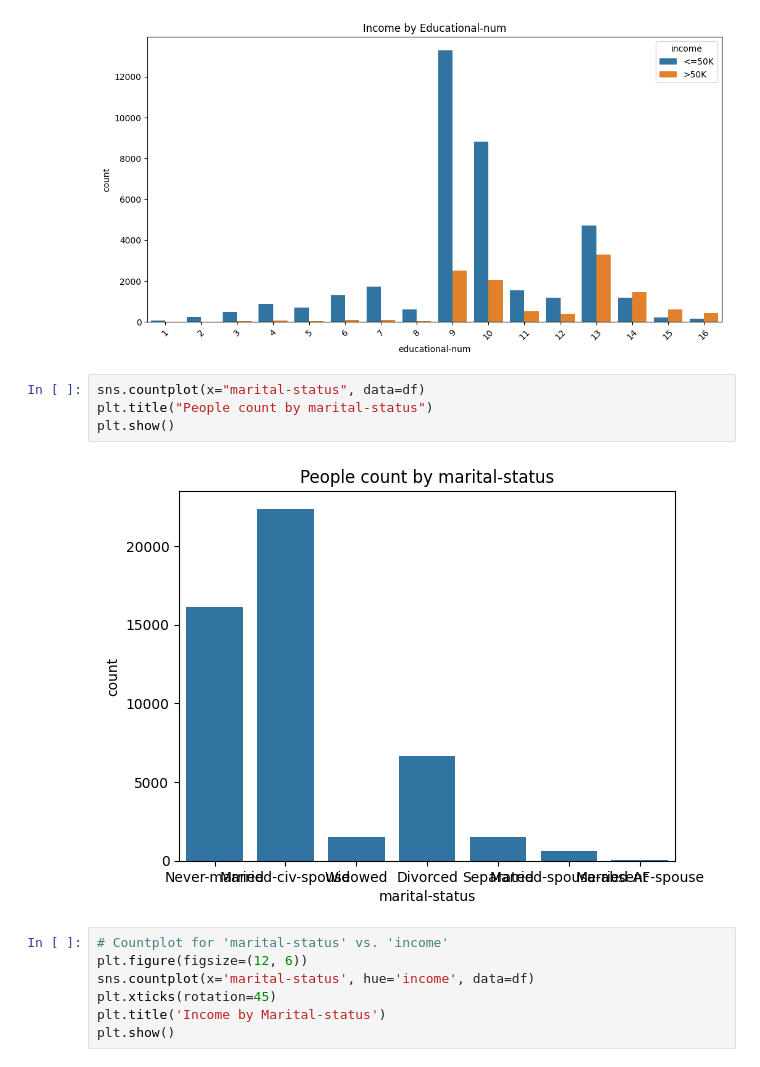
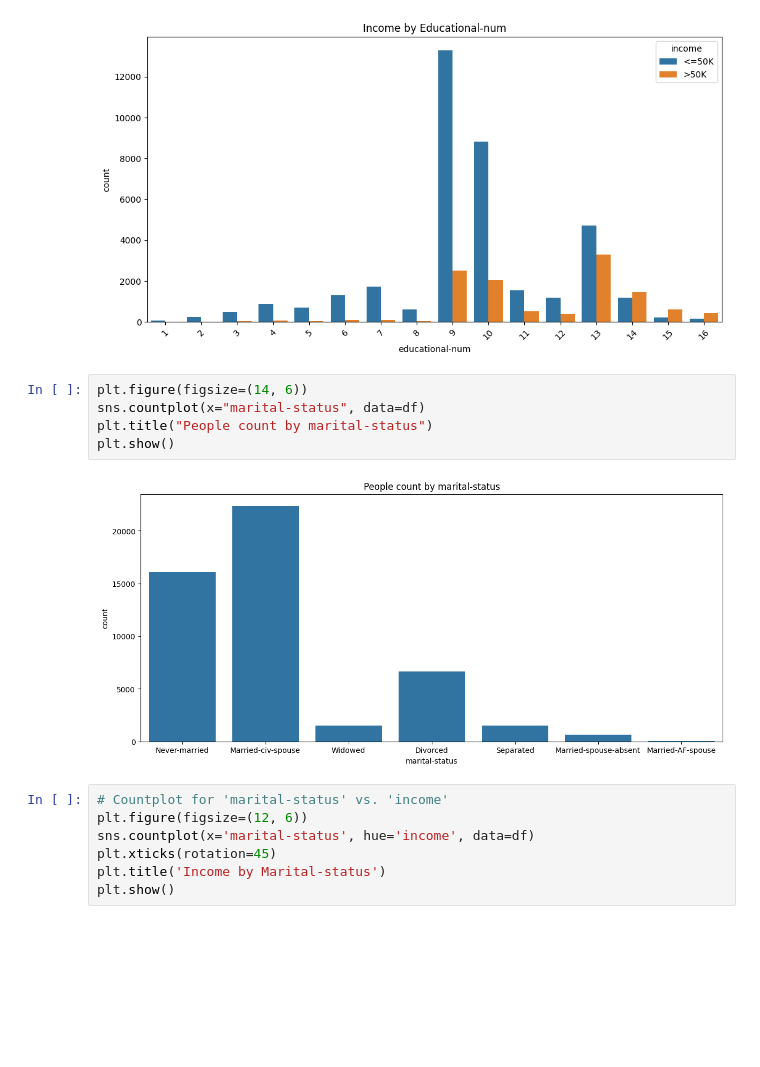
Before and after one commit to paez49/Adult-income, a Jupyter notebook: main.ipynb, the cells around one changed output. Cells and saved outputs as stored; diff of their text form; blank space fills up the shorter version.

```diff
--- a/main.ipynb
+++ b/main.ipynb
@@ -176,11 +177,12 @@ plt.show()
 # %% [output]
 [figure]
 # %%
+plt.figure(figsize=(14, 6))
 sns.countplot(x="marital-status", data=df)
 plt.title("People count by marital-status")
 plt.show()
 # %% [output]
-[figure, old version]
+[figure, new version]
 # %%
 # Countplot for 'marital-status' vs. 'income'
 plt.figure(figsize=(12, 6))
```
Also changed, not shown: parts of 2 cells of this notebook.
